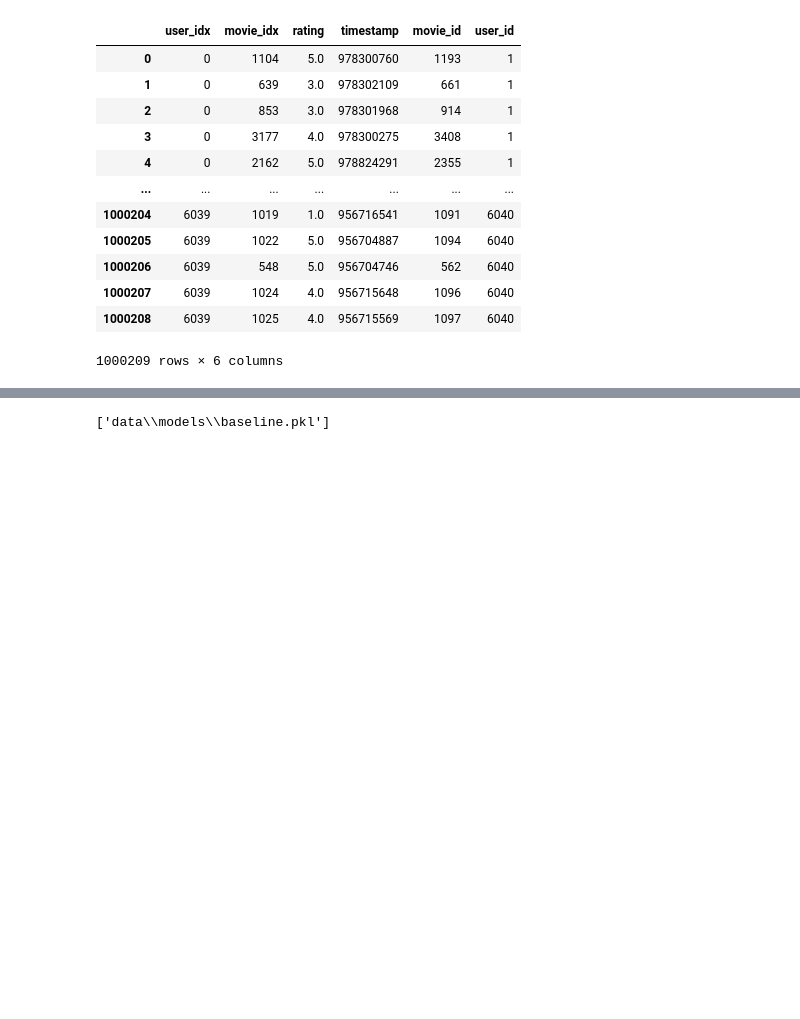
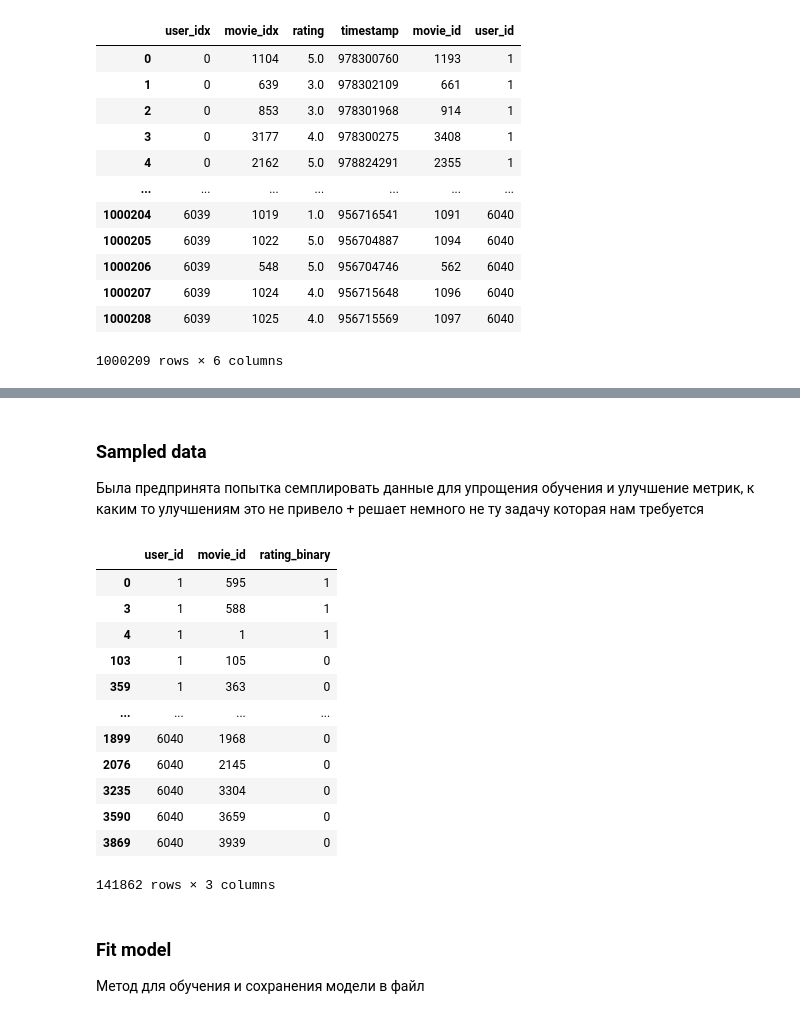
Before and after one commit to Senpaka/ml-recommendation-system, a Jupyter notebook: notebook/05_catboos.ipynb, the cells around one changed output, grey strips where cells are left out. Drawn from its saved outputs; the diff is of its cells as text; code cells hidden in the pictures; blank space fills up the shorter version.

```diff
--- a/notebook/05_catboos.ipynb
+++ b/notebook/05_catboos.ipynb
@@ -193,3 +133,66 @@ X_train
+# %% [markdown]
+### Sampled data
+Была предпринята попытка семплировать данные для упрощения обучения и улучшение метрик, к каким то улучшениям это не привело + решает немного не ту задачу которая нам требуется
+# %%
+import random
+random.seed(42)
+
+df = pd.DataFrame()
+user_id = 1
+
+for user_id in val["user_id"].unique():
+
+    pos_table = (
+        val[
+            (val["user_id"] == user_id) &
+            (val["rating_binary"] == 1)
+        ][["user_id", "movie_id", "rating_binary"]]
+    )
+
+    watched = set(
+        train[
+            train["user_id"] == user_id
+        ]["movie_id"]
+    )
+
+    neg_list = list(set(df_movies["movie_id"])
+            - watched
+            - set(pos_table["movie_id"]))
+
+    negative = random.sample(
+        neg_list,
+        k=min(len(neg_list), len(pos_table) * 5)
+    )
+
+    user_mask = val["user_id"] == user_id
+    neg_mask = df_movies["movie_id"].isin(negative)
+
+    neg_table = df_movies.loc[neg_mask, ["movie_id"]].copy()
+    neg_table["user_id"] = user_id
+    neg_table["rating_binary"] = 0
+
+    table = pd.concat([pos_table, neg_table])
+
+    df = pd.concat([df, table])
+
+df
+# %% [output]
+|  | user_id | movie_id | rating_binary |
+| 0 | 1 | 595 | 1 |
+| 3 | 1 | 588 | 1 |
+| 4 | 1 | 1 | 1 |
+| 103 | 1 | 105 | 0 |
+| 359 | 1 | 363 | 0 |
+| ... | ... | ... | ... |
+| 1899 | 6040 | 1968 | 0 |
+| 2076 | 6040 | 2145 | 0 |
+| 3235 | 6040 | 3304 | 0 |
+| 3590 | 6040 | 3659 | 0 |
+| 3869 | 6040 | 3939 | 0 |
+141862 rows × 3 columns
+# %% [markdown]
+### Fit model
+Метод для обучения и сохранения модели в файл
 # %%
 from catboost import CatBoostRanker
 import joblib
@@ -217,16 +220,3 @@ def fit(model_name="test"):
         model,
         f"data\\models\\{model_name}.pkl"
     )
-# %%
-import joblib
-
-model_s = {
-    "model": model
-}
-
-joblib.dump(
-    model_s,
-    "data\\models\\baseline.pkl"
-)
-# %% [output]
-['data\\models\\baseline.pkl']
```
Also changed, not shown: parts of 31 cells of this notebook.
